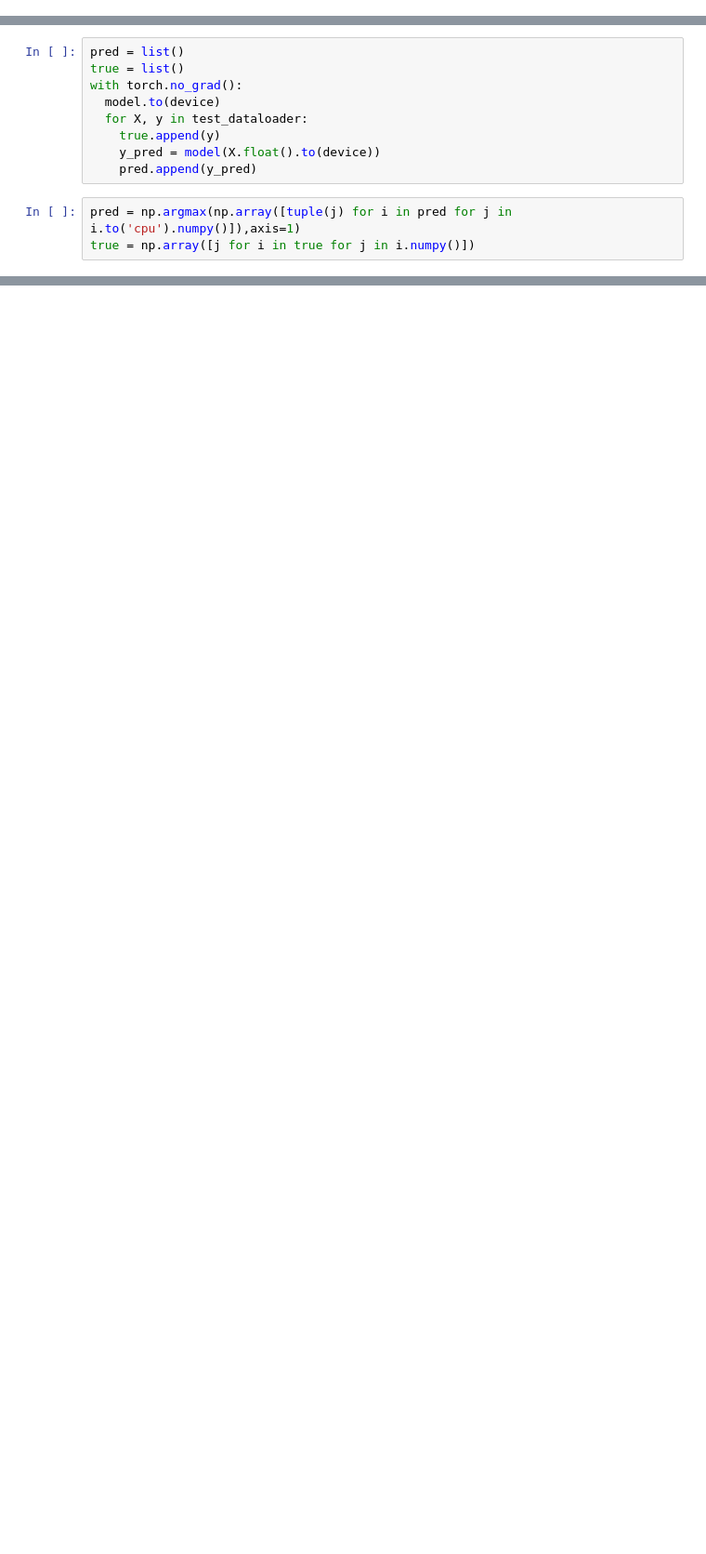
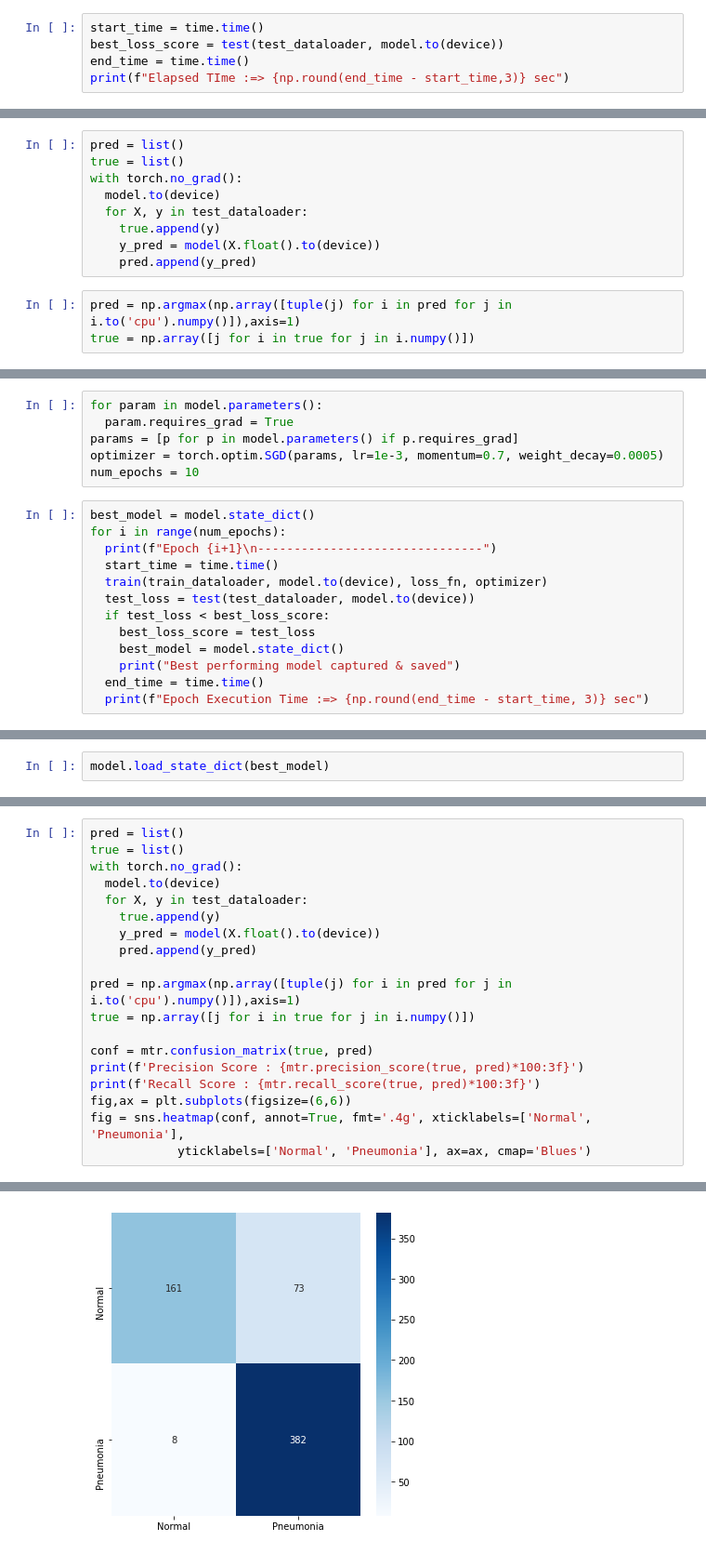
Before and after one commit to akash-agni/DeepLearning, a Jupyter notebook: Pneumonia_Identifier_Using_Chest_XRay_PyTorch.ipynb, the cells around one changed output, grey strips where cells are left out. Shown at 93% size. Cells and saved outputs as stored; diff of their text form; blank space fills up the shorter version.

```diff
--- a/Pneumonia_Identifier_Using_Chest_XRay_PyTorch.ipynb
+++ b/Pneumonia_Identifier_Using_Chest_XRay_PyTorch.ipynb
@@ -127,0 +126,5 @@ Test Error:
+# %%
+start_time = time.time()
+best_loss_score = test(test_dataloader, model.to(device))
+end_time = time.time()
+print(f"Elapsed TIme :=> {np.round(end_time - start_time,3)} sec")
@@ -178,0 +197,19 @@ torch.save(model.state_dict(), 'chest_xray_model.pth')
+# %%
+for param in model.parameters():
+  param.requires_grad = True
+params = [p for p in model.parameters() if p.requires_grad]
+optimizer = torch.optim.SGD(params, lr=1e-3, momentum=0.7, weight_decay=0.0005)
+num_epochs = 10
+# %%
+best_model = model.state_dict()
+for i in range(num_epochs):
+  print(f"Epoch {i+1}\n-------------------------------")
+  start_time = time.time()
+  train(train_dataloader, model.to(device), loss_fn, optimizer)
+  test_loss = test(test_dataloader, model.to(device))
+  if test_loss < best_loss_score:
+    best_loss_score = test_loss
+    best_model = model.state_dict()
+    print("Best performing model captured & saved")
+  end_time = time.time()
+  print(f"Epoch Execution Time :=> {np.round(end_time - start_time, 3)} sec")
@@ -178,0 +235,2 @@ torch.save(model.state_dict(), 'chest_xray_model.pth')
+# %%
+model.load_state_dict(best_model)
@@ -178,0 +239,20 @@ torch.save(model.state_dict(), 'chest_xray_model.pth')
+# %%
+pred = list()
+true = list()
+with torch.no_grad():
+  model.to(device)
+  for X, y in test_dataloader:
+    true.append(y)
+    y_pred = model(X.float().to(device))
+    pred.append(y_pred)
+
+pred = np.argmax(np.array([tuple(j) for i in pred for j in i.to('cpu').numpy()]),axis=1)
+true = np.array([j for i in true for j in i.numpy()])
+
+conf = mtr.confusion_matrix(true, pred)
+print(f'Precision Score : {mtr.precision_score(true, pred)*100:3f}')
+print(f'Recall Score : {mtr.recall_score(true, pred)*100:3f}')
+fig,ax = plt.subplots(figsize=(6,6))
+fig = sns.heatmap(conf, annot=True, fmt='.4g', xticklabels=['Normal', 'Pneumonia'],
+            yticklabels=['Normal', 'Pneumonia'], ax=ax, cmap='Blues')
+# %% [output]
@@ -178,0 +261 @@ torch.save(model.state_dict(), 'chest_xray_model.pth')
+[figure, added]
```
Also changed, not shown: parts of 14 cells of this notebook.
